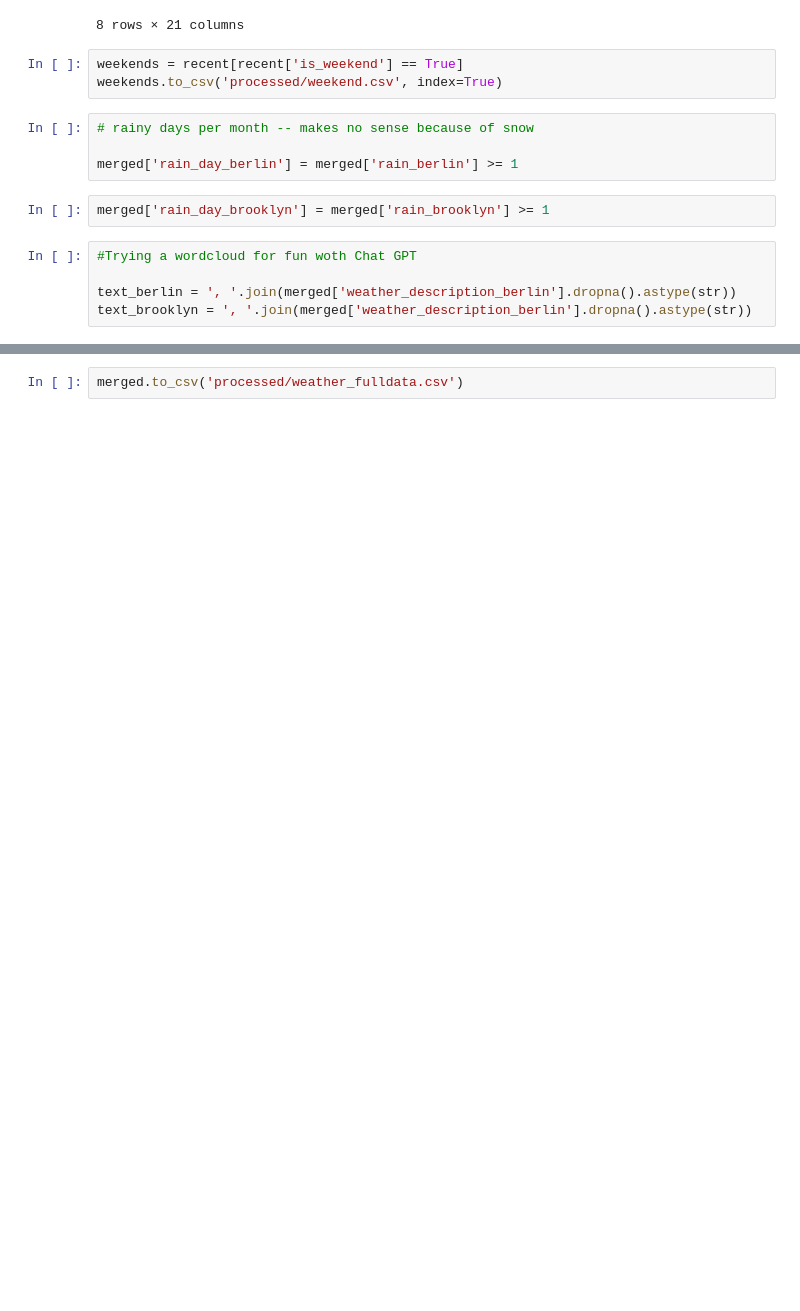
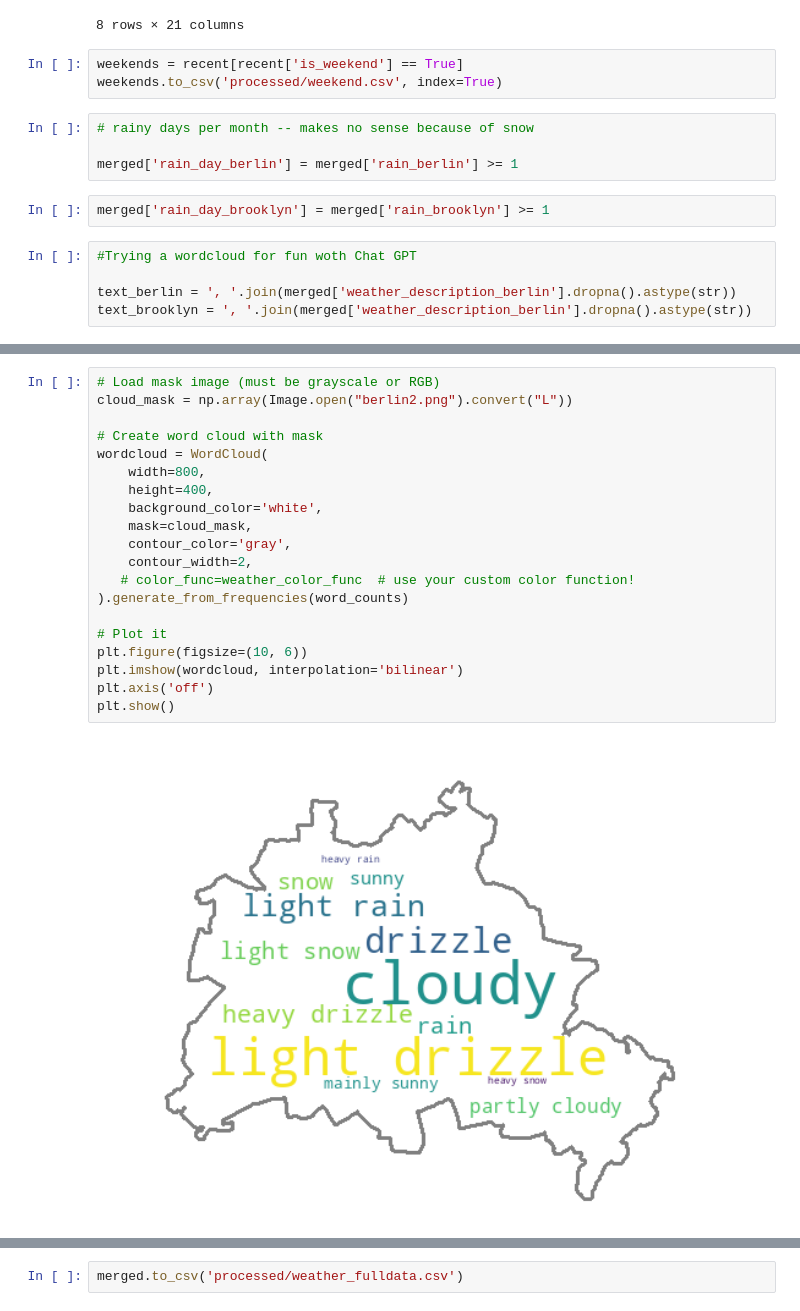
Before and after one commit to helenawittlich/berlin-brooklyn-weather, a Jupyter notebook: weather_analysis.ipynb, the cells around one changed output, grey strips where cells are left out. Cells and saved outputs as stored; diff of their text form; blank space fills up the shorter version.

Commit message:
word cloud

```diff
--- a/weather_analysis.ipynb
+++ b/weather_analysis.ipynb
@@ -321,3 +323,25 @@ plt.show()
+# %%
+# Load mask image (must be grayscale or RGB)
+cloud_mask = np.array(Image.open("berlin2.png").convert("L"))
+
+# Create word cloud with mask
+wordcloud = WordCloud(
+    width=800,
+    height=400,
+    background_color='white',
+    mask=cloud_mask,
+    contour_color='gray',
+    contour_width=2,
+   # color_func=weather_color_func  # use your custom color function!
+).generate_from_frequencies(word_counts)
+
+# Plot it
+plt.figure(figsize=(10, 6))
+plt.imshow(wordcloud, interpolation='bilinear')
+plt.axis('off')
+plt.show()
+# %% [output]
+[figure, added]
 # %%
 
 # Step 1: Normalize the text
```
Also changed, not shown: parts of 4 cells of this notebook, 12 other files.
